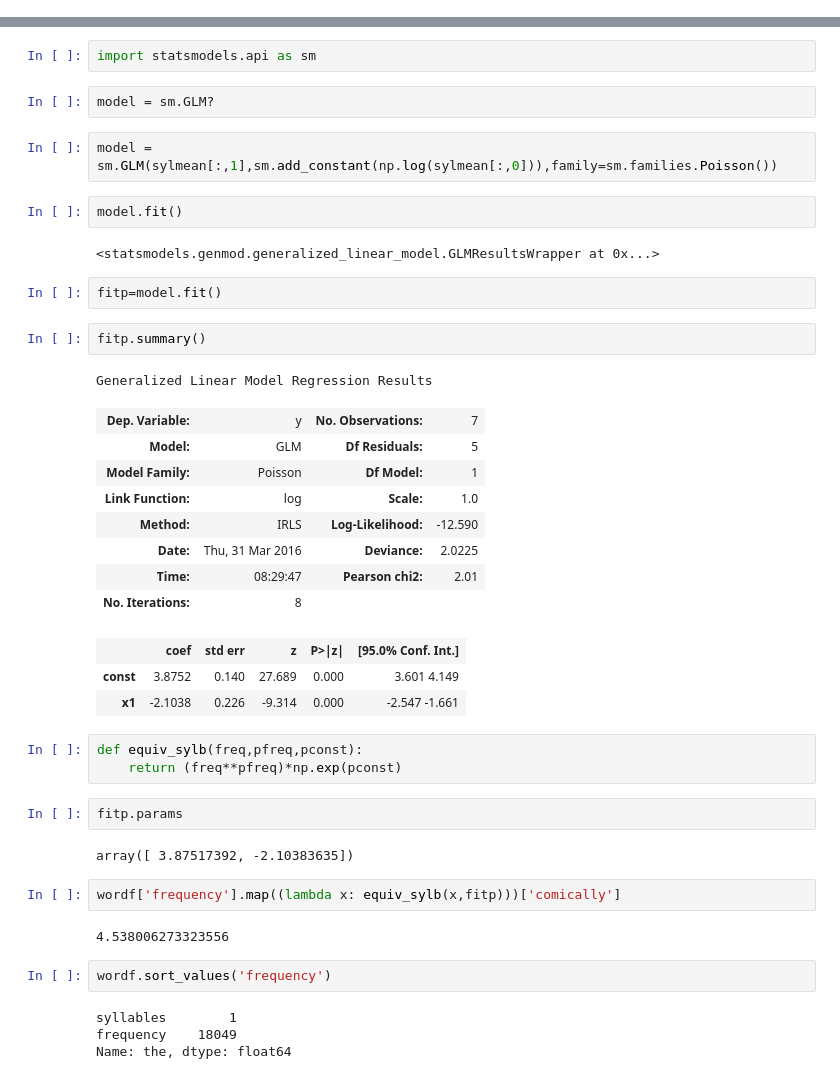
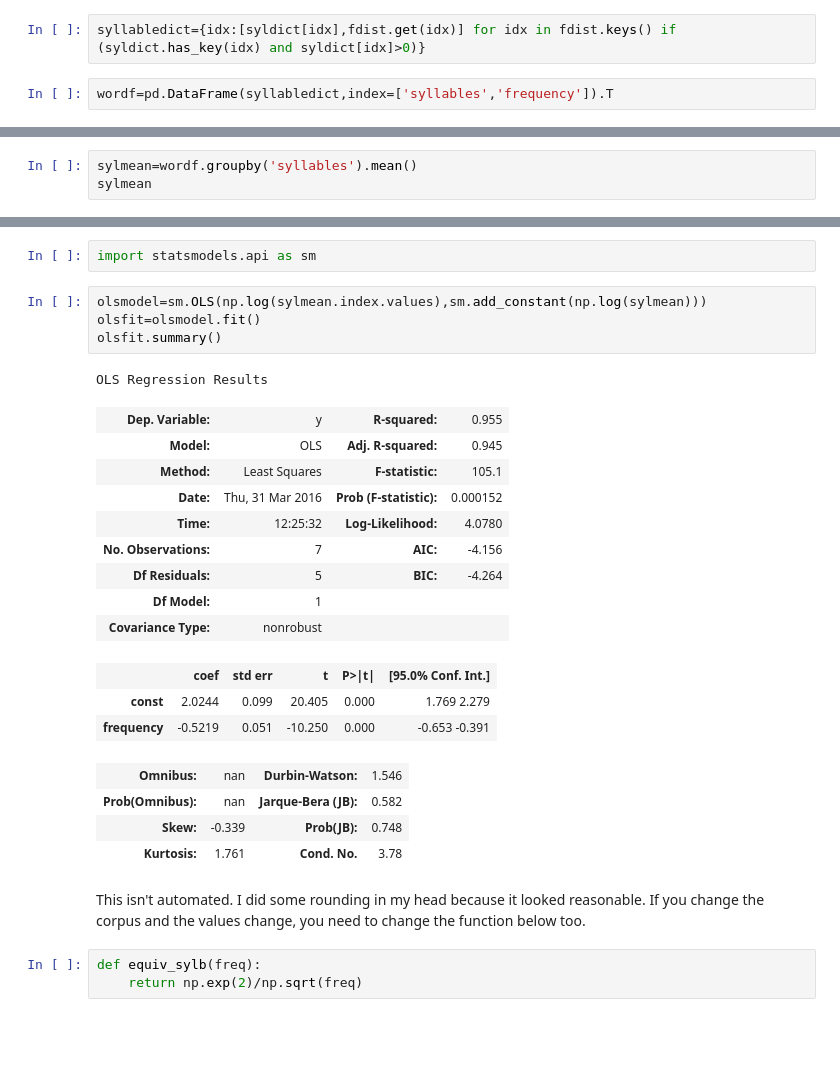
Before and after one commit to ThomasProctor/ImprovedFlesch, a Jupyter notebook: BrownCorpusToFlesch.ipynb, the cells around one changed output, grey strips where cells are left out. Drawn from its saved outputs; the diff is of its cells as text; blank space fills up the shorter version.

Commit message:
Cleaned up BrownCorpusToFlesh, outputs function and frequency dict

```diff
--- a/BrownCorpusToFlesch.ipynb
+++ b/BrownCorpusToFlesch.ipynb
@@ -255 +92,5 @@ for i in wordf.index:
+# %%
+syllabledict={idx:[syldict[idx],fdist.get(idx)] for idx in fdist.keys() if (syldict.has_key(idx) and syldict[idx]>0)}
+# %%
+wordf=pd.DataFrame(syllabledict,index=['syllables','frequency']).T
 # %%
@@ -265,0 +109,3 @@ sylmean=np.array([[i, wordf[wordf['syllables']==i]['frequency'].mean()] for i in
+# %%
+sylmean=wordf.groupby('syllables').mean()
+sylmean
@@ -290,44 +141,29 @@ plt.xscale('log')
 # %%
 import statsmodels.api as sm
-# %%
-model = sm.GLM?
-# %%
-model = sm.GLM(sylmean[:,1],sm.add_constant(np.log(sylmean[:,0])),family=sm.families.Poisson())
-# %%
-model.fit()
-# %% [output]
-<statsmodels.genmod.generalized_linear_model.GLMResultsWrapper at 0x...>
-# %%
-fitp=model.fit()
-# %%
-fitp.summary()
-# %% [output]
-Generalized Linear Model Regression Results
-| Dep. Variable: | y | No. Observations: | 7 |
-| Model: | GLM | Df Residuals: | 5 |
-| Model Family: | Poisson | Df Model: | 1 |
-| Link Function: | log | Scale: | 1.0 |
-| Method: | IRLS | Log-Likelihood: | -12.590 |
-| Date: | Thu, 31 Mar 2016 | Deviance: | 2.0225 |
-| Time: | 08:29:47 | Pearson chi2: | 2.01 |
-| No. Iterations: | 8 |  |  |
-|  | coef | std err | z | P>|z| | [95.0% Conf. Int.] |
-| const | 3.8752 | 0.140 | 27.689 | 0.000 | 3.601 4.149 |
-| x1 | -2.1038 | 0.226 | -9.314 | 0.000 | -2.547 -1.661 |
+# %%
+olsmodel=sm.OLS(np.log(sylmean.index.values),sm.add_constant(np.log(sylmean)))
+olsfit=olsmodel.fit()
+olsfit.summary()
+# %% [output]
+OLS Regression Results
+| Dep. Variable: | y | R-squared: | 0.955 |
+| Model: | OLS | Adj. R-squared: | 0.945 |
+| Method: | Least Squares | F-statistic: | 105.1 |
+| Date: | Thu, 31 Mar 2016 | Prob (F-statistic): | 0.000152 |
+| Time: | 12:25:32 | Log-Likelihood: | 4.0780 |
+| No. Observations: | 7 | AIC: | -4.156 |
+| Df Residuals: | 5 | BIC: | -4.264 |
+| Df Model: | 1 |  |  |
+| Covariance Type: | nonrobust |  |  |
+|  | coef | std err | t | P>|t| | [95.0% Conf. Int.] |
+| const | 2.0244 | 0.099 | 20.405 | 0.000 | 1.769 2.279 |
+| frequency | -0.5219 | 0.051 | -10.250 | 0.000 | -0.653 -0.391 |
+| Omnibus: | nan | Durbin-Watson: | 1.546 |
+| Prob(Omnibus): | nan | Jarque-Bera (JB): | 0.582 |
+| Skew: | -0.339 | Prob(JB): | 0.748 |
+| Kurtosis: | 1.761 | Cond. No. | 3.78 |
+# %% [markdown]
+This isn't automated. I did some rounding in my head because it looked reasonable. If you change the corpus and the values change, you need to change the function below too.
 # %%
-def equiv_sylb(freq,pfreq,pconst):
-    return (freq**pfreq)*np.exp(pconst)
+def equiv_sylb(freq):
+    return np.exp(2)/np.sqrt(freq)
-# %%
-fitp.params
-# %% [output]
-array([ 3.87517392, -2.10383635])
-# %%
-wordf['frequency'].map((lambda x: equiv_sylb(x,fitp)))['comically']
-# %% [output]
-4.538006273323556
-# %%
-wordf.sort_values('frequency')
-# %% [output]
-syllables        1
-frequency    18049
-Name: the, dtype: float64
```
Also changed, not shown: parts of 82 cells of this notebook, 3 other files.
